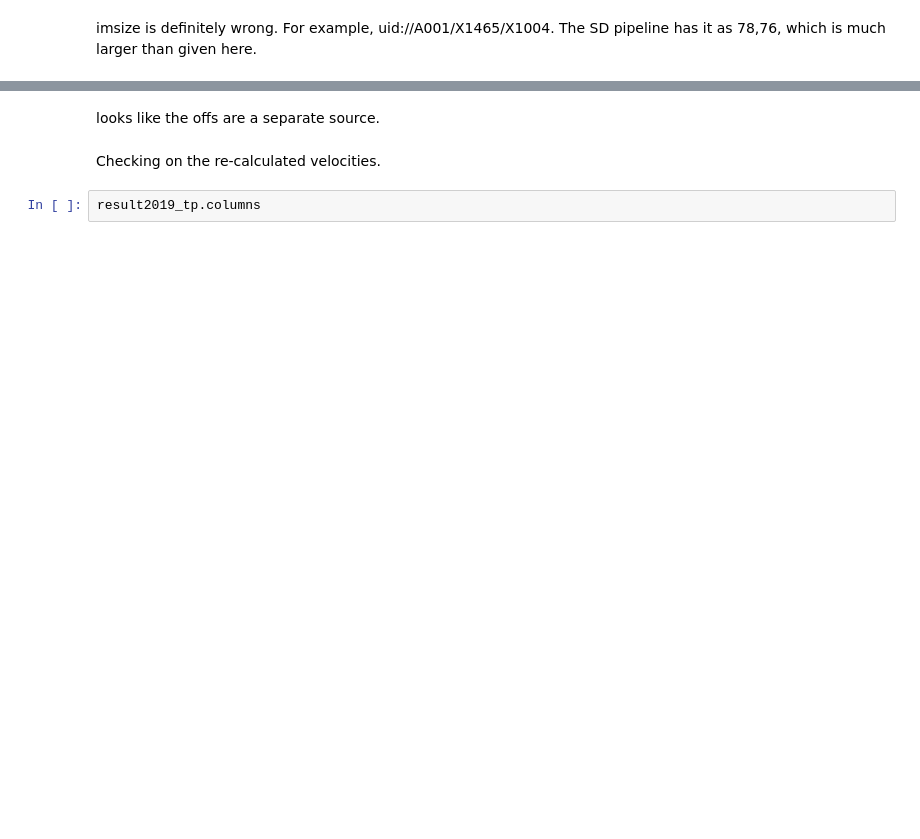
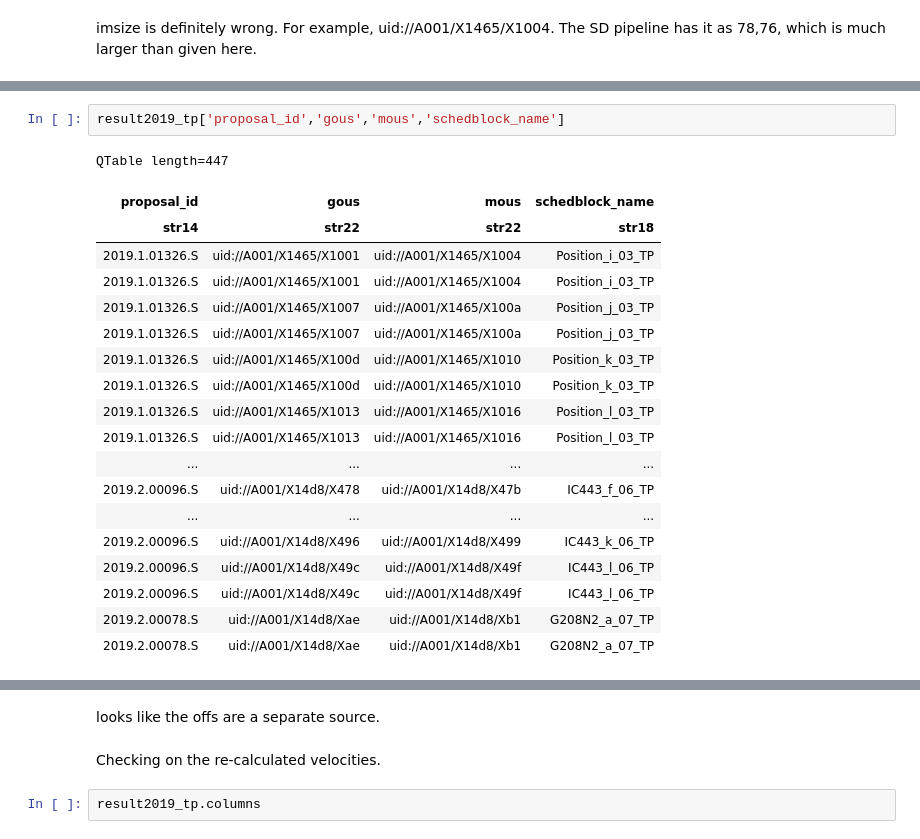
Before and after one commit to aakepley/big-cubes, a Jupyter notebook: TP_database.ipynb, the cells around one changed output, grey strips where cells are left out. Cells and saved outputs as stored; diff of their text form; blank space fills up the shorter version.

```diff
--- a/TP_database.ipynb
+++ b/TP_database.ipynb
@@ -123,3 +131,25 @@ result2019_tp.columns
+# %%
+result2019_tp['proposal_id','gous','mous','schedblock_name']
+# %% [output]
+QTable length=447
+| proposal_id | gous | mous | schedblock_name |
+| str14 | str22 | str22 | str18 |
+| 2019.1.01326.S | uid://A001/X1465/X1001 | uid://A001/X1465/X1004 | Position_i_03_TP |
+| 2019.1.01326.S | uid://A001/X1465/X1001 | uid://A001/X1465/X1004 | Position_i_03_TP |
+| 2019.1.01326.S | uid://A001/X1465/X1007 | uid://A001/X1465/X100a | Position_j_03_TP |
+| 2019.1.01326.S | uid://A001/X1465/X1007 | uid://A001/X1465/X100a | Position_j_03_TP |
+| 2019.1.01326.S | uid://A001/X1465/X100d | uid://A001/X1465/X1010 | Position_k_03_TP |
+| 2019.1.01326.S | uid://A001/X1465/X100d | uid://A001/X1465/X1010 | Position_k_03_TP |
+| 2019.1.01326.S | uid://A001/X1465/X1013 | uid://A001/X1465/X1016 | Position_l_03_TP |
+| 2019.1.01326.S | uid://A001/X1465/X1013 | uid://A001/X1465/X1016 | Position_l_03_TP |
+| ... | ... | ... | ... |
+| 2019.2.00096.S | uid://A001/X14d8/X478 | uid://A001/X14d8/X47b | IC443_f_06_TP |
+| ... | ... | ... | ... |
+| 2019.2.00096.S | uid://A001/X14d8/X496 | uid://A001/X14d8/X499 | IC443_k_06_TP |
+| 2019.2.00096.S | uid://A001/X14d8/X49c | uid://A001/X14d8/X49f | IC443_l_06_TP |
+| 2019.2.00096.S | uid://A001/X14d8/X49c | uid://A001/X14d8/X49f | IC443_l_06_TP |
+| 2019.2.00078.S | uid://A001/X14d8/Xae | uid://A001/X14d8/Xb1 | G208N2_a_07_TP |
+| 2019.2.00078.S | uid://A001/X14d8/Xae | uid://A001/X14d8/Xb1 | G208N2_a_07_TP |
 # %%
 idx = result2019_tp['ntarget'] > 3
 result2019_tp[idx]['mous','ntarget','target_name']
```
Also changed, not shown: parts of 22 cells of this notebook, 4 other files.
